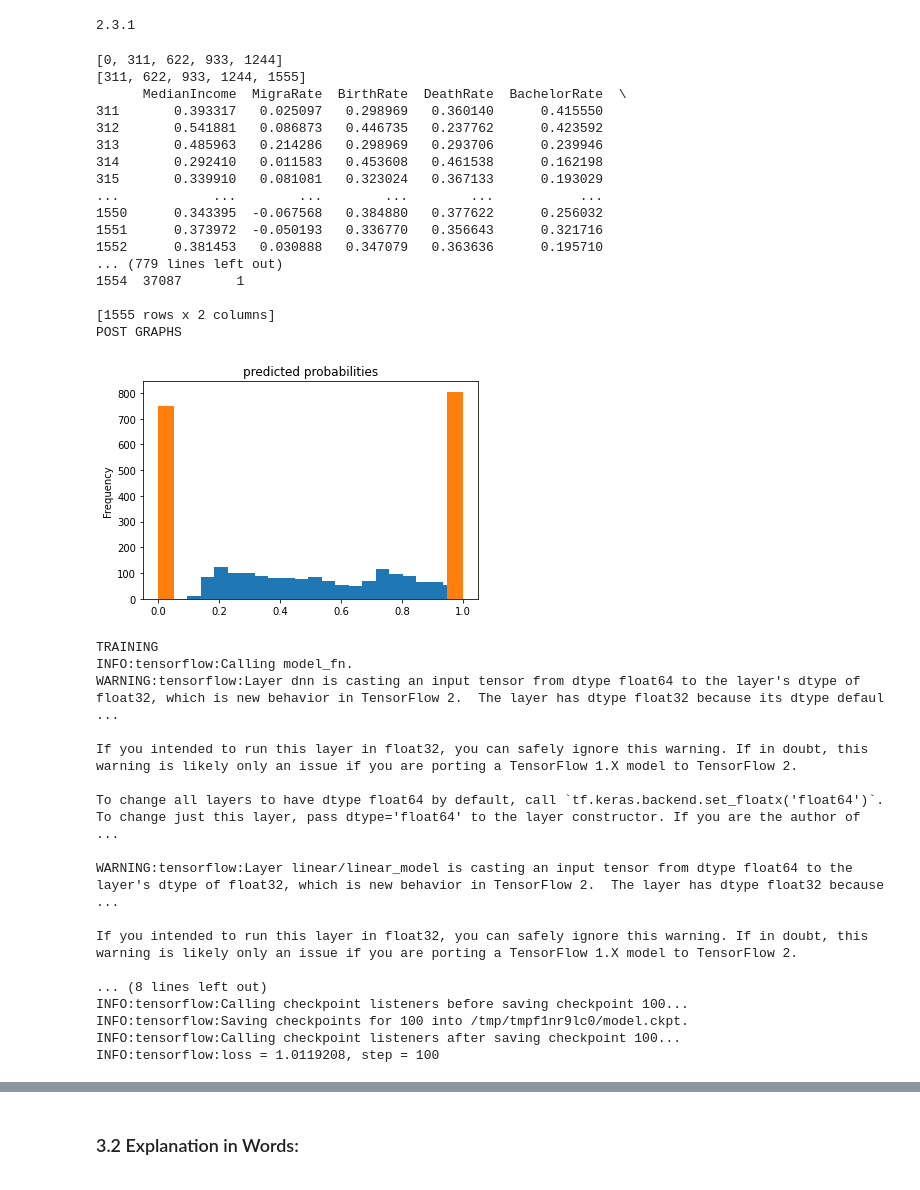
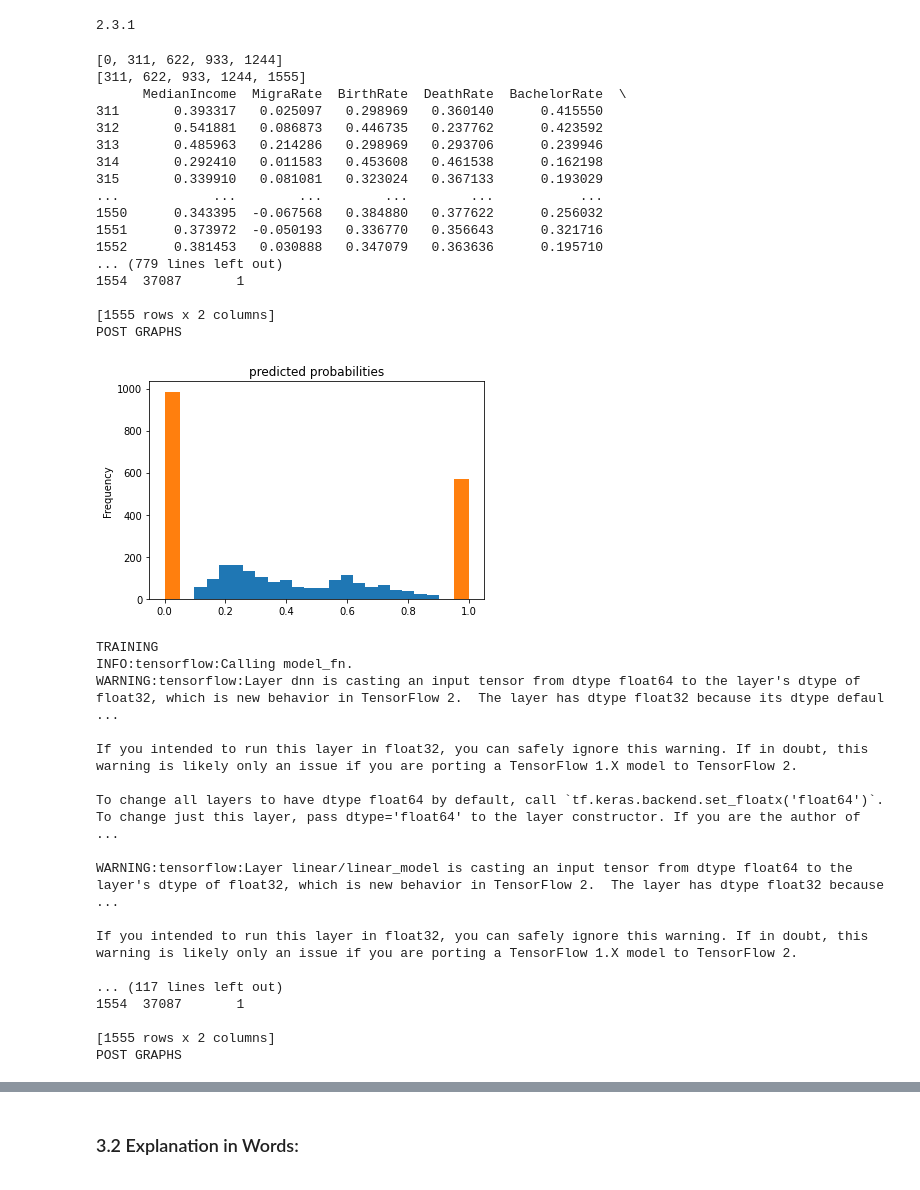
Before and after one commit to ptwu/election-county-prediction, a Jupyter notebook: scao_notebook.ipynb, the cells around one changed output, grey strips where cells are left out. Cells and saved outputs as stored; diff of their text form; code cells hidden in the pictures.

```diff
--- a/scao_notebook.ipynb
+++ b/scao_notebook.ipynb
@@ -392,7 +392,7 @@ from matplotlib import pyplot as plt
 # %%
 def gen_class_weights(df):
     df['Weight'] = 0.0
-    d_weight = 10.0
+    d_weight = 5.0
     r_weight = 1.0
     for x in range(0, len(df)):
         if df['Winner'][x] == 1:
@@ -672,7 +672,7 @@ for i in range(k):
     print(ty)
     print(df)
     print(y)
-    trains.append(make_input_fn(tdf, ty))
+    trains.append(make_input_fn(tdf, ty, shuffle = True))
     vals.append(make_input_fn(df,y,shuffle=False, n_epochs=1))
     yvals.append(y)
 
@@ -712,9 +712,10 @@ est = tf.estimator.DNNLinearCombinedClassifier(
     linear_feature_columns=feature_columns,
 #     linear_optimizer=tf.keras.optimizers.Ftrl(...),
     # deep settings
+    linear_optimizer = 'Adam',
     dnn_optimizer = 'Adam',
     dnn_feature_columns=feature_columns,
-    dnn_hidden_units=[64,12],
+    dnn_hidden_units=[64],
     weight_column = weight_col)
 
 _run = True
@@ -722,6 +723,8 @@ n = 0
 i = -1
 while _run:
     n += 100
+    if n > 3000:
+        break
     i += 1
     i = i%k
     train_input_fn = trains[i]
@@ -768,35 +771,35 @@ while _run:
     print(submission)
     submission.iloc[0:,1].plot(kind='hist', bins=20, title='predicted probabilities')
     print("POST GRAPHS")
     name = 'creative/submission2_r.csv'
     submission.to_csv(name ,index = False)
     submiss = pd.read_csv(name, sep=',', encoding='unicode_escape')
 
     plt.show()
 #     _run = result["loss"] > .2
 
-    _run = w_acc < .90
+    _run = w_acc < .98
 
 # TODO
 # %% [output]
 [0, 311, 622, 933, 1244]
 [311, 622, 933, 1244, 1555]
       MedianIncome  MigraRate  BirthRate  DeathRate  BachelorRate  \
 311       0.393317   0.025097   0.298969   0.360140      0.415550
 312       0.541881   0.086873   0.446735   0.237762      0.423592
 313       0.485963   0.214286   0.298969   0.293706      0.239946
 314       0.292410   0.011583   0.453608   0.461538      0.162198
 315       0.339910   0.081081   0.323024   0.367133      0.193029
 ...            ...        ...        ...        ...           ...
 1550      0.343395  -0.067568   0.384880   0.377622      0.256032
 1551      0.373972  -0.050193   0.336770   0.356643      0.321716
 1552      0.381453   0.030888   0.347079   0.363636      0.195710
 ... (779 lines left out)
 1554  37087       1
 
 [1555 rows x 2 columns]
 POST GRAPHS
-[figure, old version]
+[figure, new version]
 TRAINING
 INFO:tensorflow:Calling model_fn.
 WARNING:tensorflow:Layer dnn is casting an input tensor from dtype float64 to the layer's dtype of float32, which is new behavior in TensorFlow 2.  The layer has dtype float32 because its dtype defaul ...
@@ -809,8 +812,8 @@ WARNING:tensorflow:Layer linear/linear_model is casting an input tensor from dty
 
 If you intended to run this layer in float32, you can safely ignore this warning. If in doubt, this warning is likely only an issue if you are porting a TensorFlow 1.X model to TensorFlow 2.
 
-... (8 lines left out)
-INFO:tensorflow:Calling checkpoint listeners before saving checkpoint 100...
-INFO:tensorflow:Saving checkpoints for 100 into /tmp/tmpf1nr9lc0/model.ckpt.
-INFO:tensorflow:Calling checkpoint listeners after saving checkpoint 100...
-INFO:tensorflow:loss = 1.0119208, step = 100
+... (117 lines left out)
+1554  37087       1
+
+[1555 rows x 2 columns]
+POST GRAPHS
```
Also changed, not shown: parts of 1 cell of this notebook.
